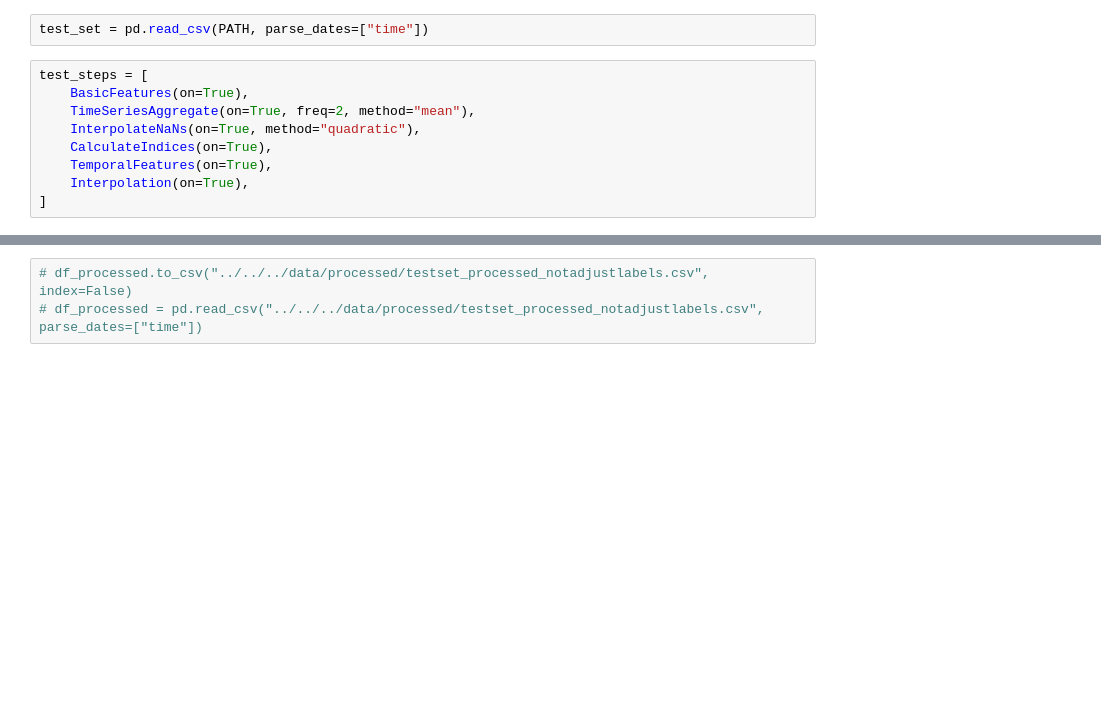
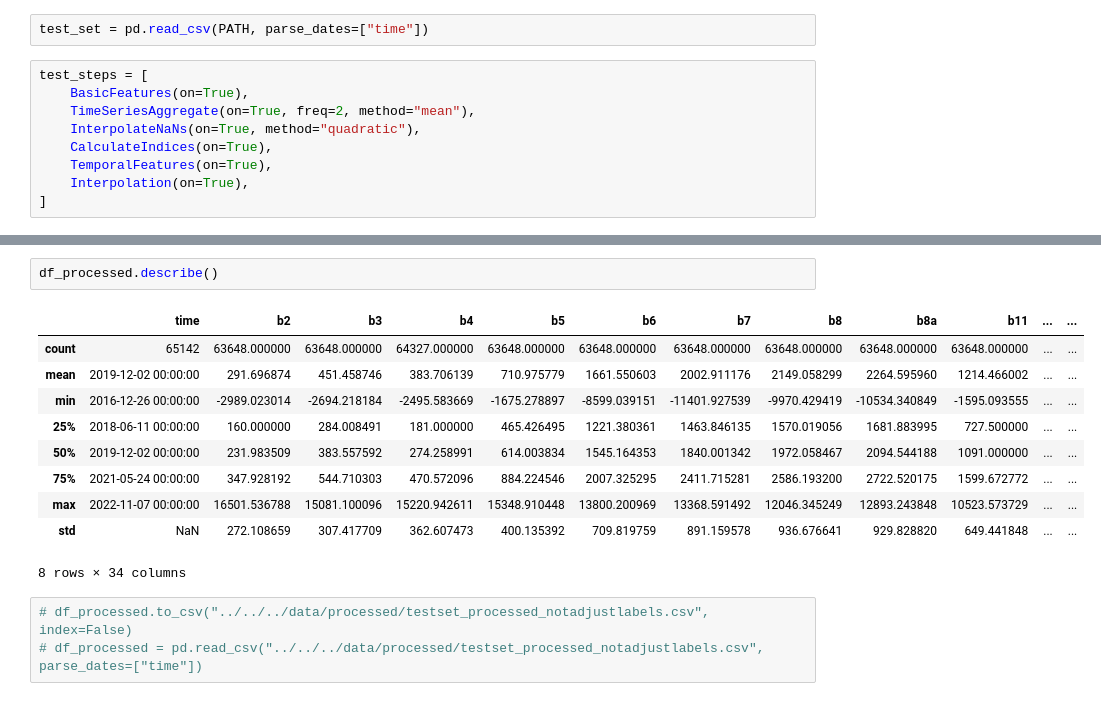
Before and after one commit to RafaelRiesle/tree_classification, a Jupyter notebook: src/pipelines/processing/test_pipeline.ipynb, the cells around one changed output, grey strips where cells are left out. Cells and saved outputs as stored; diff of their text form; blank space fills up the shorter version.

```diff
--- a/src/pipelines/processing/test_pipeline.ipynb
+++ b/src/pipelines/processing/test_pipeline.ipynb
@@ -87,3 +87,16 @@ df_processed[df_processed["id"].str.contains("aug")]
+# %%
+df_processed.describe()
+# %% [output]
+|  | time | b2 | b3 | b4 | b5 | b6 | b7 | b8 | b8a | b11 | ... | ... |
+| count | 65142 | 63648.000000 | 63648.000000 | 64327.000000 | 63648.000000 | 63648.000000 | 63648.000000 | 63648.000000 | 63648.000000 | 63648.000000 | ... | ... |
+| mean | 2019-12-02 00:00:00 | 291.696874 | 451.458746 | 383.706139 | 710.975779 | 1661.550603 | 2002.911176 | 2149.058299 | 2264.595960 | 1214.466002 | ... | ... |
+| min | 2016-12-26 00:00:00 | -2989.023014 | -2694.218184 | -2495.583669 | -1675.278897 | -8599.039151 | -11401.927539 | -9970.429419 | -10534.340849 | -1595.093555 | ... | ... |
+| 25% | 2018-06-11 00:00:00 | 160.000000 | 284.008491 | 181.000000 | 465.426495 | 1221.380361 | 1463.846135 | 1570.019056 | 1681.883995 | 727.500000 | ... | ... |
+| 50% | 2019-12-02 00:00:00 | 231.983509 | 383.557592 | 274.258991 | 614.003834 | 1545.164353 | 1840.001342 | 1972.058467 | 2094.544188 | 1091.000000 | ... | ... |
+| 75% | 2021-05-24 00:00:00 | 347.928192 | 544.710303 | 470.572096 | 884.224546 | 2007.325295 | 2411.715281 | 2586.193200 | 2722.520175 | 1599.672772 | ... | ... |
+| max | 2022-11-07 00:00:00 | 16501.536788 | 15081.100096 | 15220.942611 | 15348.910448 | 13800.200969 | 13368.591492 | 12046.345249 | 12893.243848 | 10523.573729 | ... | ... |
+| std | NaN | 272.108659 | 307.417709 | 362.607473 | 400.135392 | 709.819759 | 891.159578 | 936.676641 | 929.828820 | 649.441848 | ... | ... |
+8 rows × 34 columns
 # %%
 # df_processed.to_csv("../../../data/processed/testset_processed_notadjustlabels.csv", index=False)
 # df_processed = pd.read_csv("../../../data/processed/testset_processed_notadjustlabels.csv", parse_dates=["time"])
```
Also changed, not shown: parts of 5 cells of this notebook, 7 other files.
